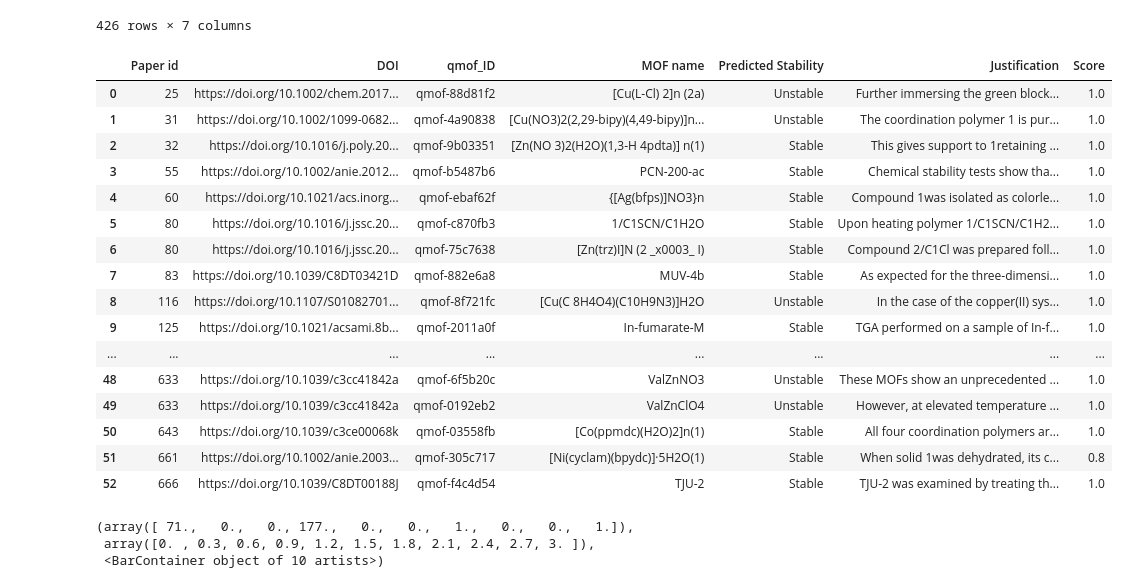
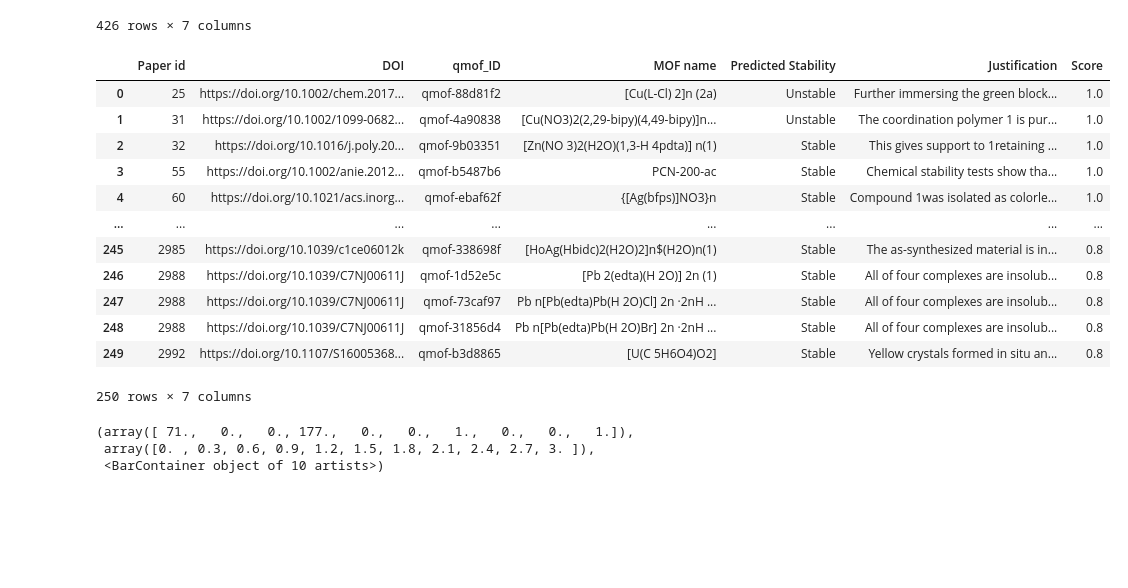
Before and after one commit to AI4ChemS/Eunomia, a Jupyter notebook: examples/featurize.ipynb, the cells around one changed output. Drawn from its saved outputs; the diff is of its cells as text; code cells hidden in the pictures; blank space fills up the shorter version.

```diff
--- a/examples/featurize.ipynb
+++ b/examples/featurize.ipynb
@@ -19,25 +19,21 @@ df
 426 rows × 7 columns
 # %%
 df_with_qmof = df.dropna().reset_index(drop=True)
-df_with_qmof.head(53)
+df_with_qmof
 # %% [output]
 |  | Paper id | DOI | qmof_ID | MOF name | Predicted Stability | Justification | Score |
 | 0 | 25 | https://doi.org/10.1002/chem.2017... | qmof-88d81f2 | [Cu(L-Cl) 2]n (2a) | Unstable | Further immersing the green block... | 1.0 |
 | 1 | 31 | https://doi.org/10.1002/1099-0682... | qmof-4a90838 | [Cu(NO3)2(2,29-bipy)(4,49-bipy)]n... | Unstable | The coordination polymer 1 is pur... | 1.0 |
 | 2 | 32 | https://doi.org/10.1016/j.poly.20... | qmof-9b03351 | [Zn(NO 3)2(H2O)(1,3-H 4pdta)] n(1) | Stable | This gives support to 1retaining ... | 1.0 |
 | 3 | 55 | https://doi.org/10.1002/anie.2012... | qmof-b5487b6 | PCN-200-ac | Stable | Chemical stability tests show tha... | 1.0 |
 | 4 | 60 | https://doi.org/10.1021/acs.inorg... | qmof-ebaf62f | {[Ag(bfps)]NO3}n | Stable | Compound 1was isolated as colorle... | 1.0 |
-| 5 | 80 | https://doi.org/10.1016/j.jssc.20... | qmof-c870fb3 | 1/C1SCN/C1H2O | Stable | Upon heating polymer 1/C1SCN/C1H2... | 1.0 |
-| 6 | 80 | https://doi.org/10.1016/j.jssc.20... | qmof-75c7638 | [Zn(trz)I]N (2 _x0003_ I) | Stable | Compound 2/C1Cl was prepared foll... | 1.0 |
-| 7 | 83 | https://doi.org/10.1039/C8DT03421D | qmof-882e6a8 | MUV-4b | Stable | As expected for the three-dimensi... | 1.0 |
-| 8 | 116 | https://doi.org/10.1107/S01082701... | qmof-8f721fc | [Cu(C 8H4O4)(C10H9N3)]H2O | Unstable | In the case of the copper(II) sys... | 1.0 |
-| 9 | 125 | https://doi.org/10.1021/acsami.8b... | qmof-2011a0f | In-fumarate-M | Stable | TGA performed on a sample of In-f... | 1.0 |
 | ... | ... | ... | ... | ... | ... | ... | ... |
-| 48 | 633 | https://doi.org/10.1039/c3cc41842a | qmof-6f5b20c | ValZnNO3 | Unstable | These MOFs show an unprecedented ... | 1.0 |
-| 49 | 633 | https://doi.org/10.1039/c3cc41842a | qmof-0192eb2 | ValZnClO4 | Unstable | However, at elevated temperature ... | 1.0 |
-| 50 | 643 | https://doi.org/10.1039/c3ce00068k | qmof-03558fb | [Co(ppmdc)(H2O)2]n(1) | Stable | All four coordination polymers ar... | 1.0 |
-| 51 | 661 | https://doi.org/10.1002/anie.2003... | qmof-305c717 | [Ni(cyclam)(bpydc)]·5H2O(1) | Stable | When solid 1was dehydrated, its c... | 0.8 |
-| 52 | 666 | https://doi.org/10.1039/C8DT00188J | qmof-f4c4d54 | TJU-2 | Stable | TJU-2 was examined by treating th... | 1.0 |
+| 245 | 2985 | https://doi.org/10.1039/c1ce06012k | qmof-338698f | [HoAg(Hbidc)2(H2O)2]n$(H2O)n(1) | Stable | The as-synthesized material is in... | 0.8 |
+| 246 | 2988 | https://doi.org/10.1039/C7NJ00611J | qmof-1d52e5c | [Pb 2(edta)(H 2O)] 2n (1) | Stable | All of four complexes are insolub... | 0.8 |
+| 247 | 2988 | https://doi.org/10.1039/C7NJ00611J | qmof-73caf97 | Pb n[Pb(edta)Pb(H 2O)Cl] 2n ·2nH ... | Stable | All of four complexes are insolub... | 0.8 |
+| 248 | 2988 | https://doi.org/10.1039/C7NJ00611J | qmof-31856d4 | Pb n[Pb(edta)Pb(H 2O)Br] 2n ·2nH ... | Stable | All of four complexes are insolub... | 0.8 |
+| 249 | 2992 | https://doi.org/10.1107/S16005368... | qmof-b3d8865 | [U(C 5H6O4)O2] | Stable | Yellow crystals formed in situ an... | 0.8 |
+250 rows × 7 columns
 # %%
 import matplotlib.pyplot as plt
 plt.hist(df_with_qmof['Predicted Stability'])
```
Also changed, not shown: parts of 13 cells of this notebook.
